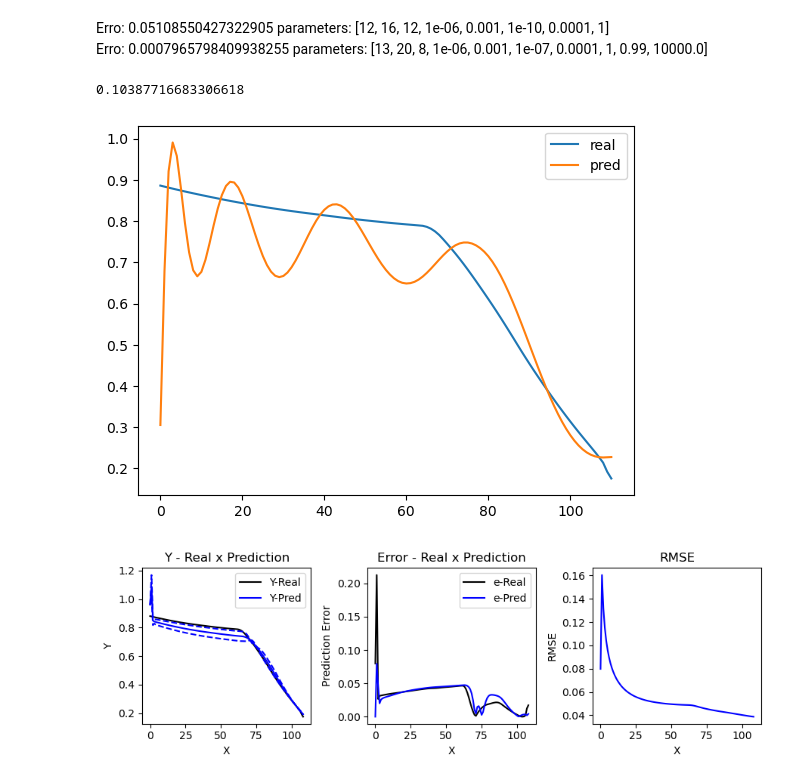
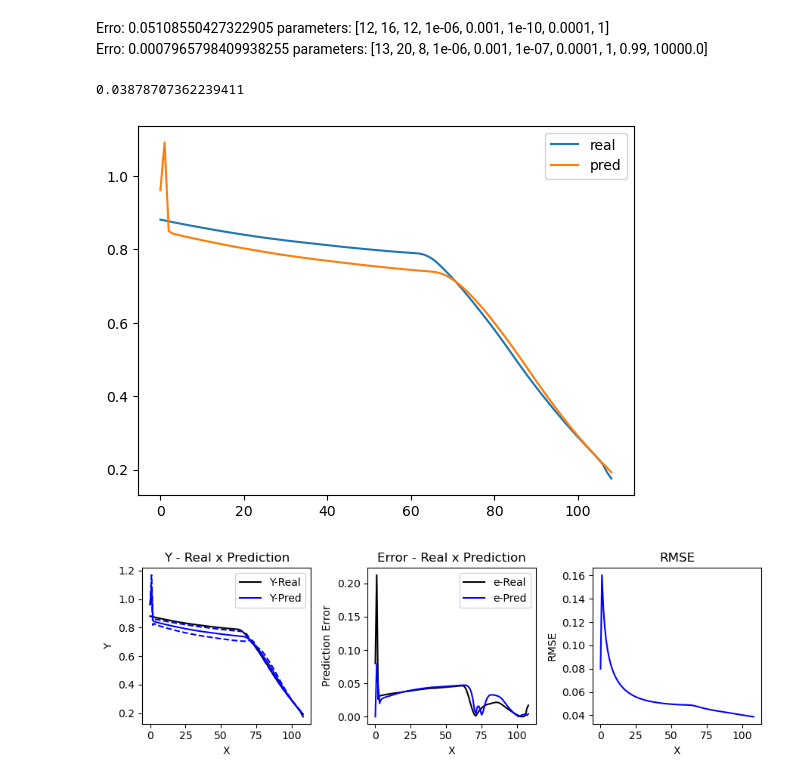
Before and after one commit to cduartes0203/Batteries_Prognostics, a Jupyter notebook: test_RTLO.ipynb, the cells around one changed output. Saved outputs shown, nothing was run; the diff lists cells and outputs as text; code cells hidden in the pictures.

```diff
--- a/test_RTLO.ipynb
+++ b/test_RTLO.ipynb
@@ -490,25 +490,25 @@ Erro: 0.05108550427322905 parameters:  [12, 16, 12, 1e-06, 0.001, 1e-10, 0.0001,
 Erro: 0.0007965798409938255 parameters:  [13, 20, 8, 1e-06, 0.001, 1e-07, 0.0001, 1, 0.99, 10000.0]
 # %%
 #nIN,nHS,nOUT,N1,N2,N3,lr,τ,lb,dt =params
-#params =  [13, 20, 8, 1e-06, 0.001, 1e-07, 0.0001, 1, 0.99, 10000.0]
+params =  [13, 20, 8, 1e-06, 0.001, 1e-07, 0.0001, 1, 0.99, 10000.0]
 #params = params[:-2]
-nIN,nHS,nOUT,N1,N2,N3,lr,τ, =params
+nIN,nHS,nOUT,N1,N2,N3,lr,τ,_,_ =params
 #nIN,nHS,nOUT = 4,4,4
 ηS = [N1,N2,N3]
 X,Y = prepare_data(sig,n=nIN,m=nOUT)
 i=0
 
 rtlo = RTLO(nIN,nHS,nOUT,ηS,τ,lr)
 for x,y in zip(X,Y):
     y_p = rtlo.PredSingle(x,store=True)
     eP = rtlo.UpdateRLS(y_p,y)
     rtlo.fit(x,y,store=True)
     i = i+1
 
 print(rmse(rtlo.yR,rtlo.yP))
 rtlo.PlotPred()
 # %% [output]
-0.10387716683306618
+0.03878707362239411
-[figure, old version]
+[figure, new version]
 # %%
 #nIN,nHS,nOUT,N1,N2,N3,lr,τ,lb,dt =params
```
Also changed, not shown: parts of 1 cell of this notebook, 10 other files.
